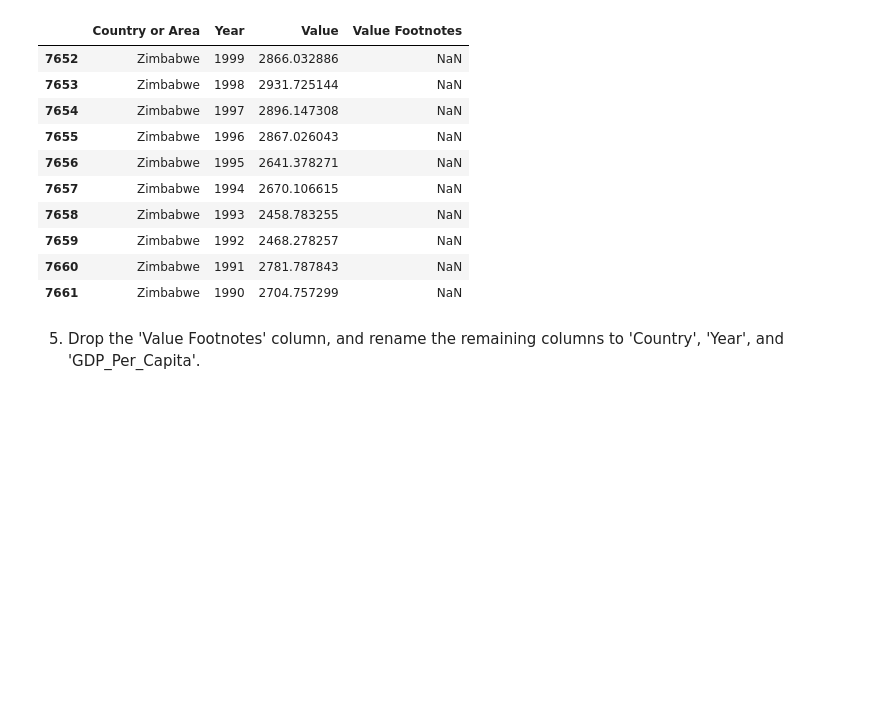
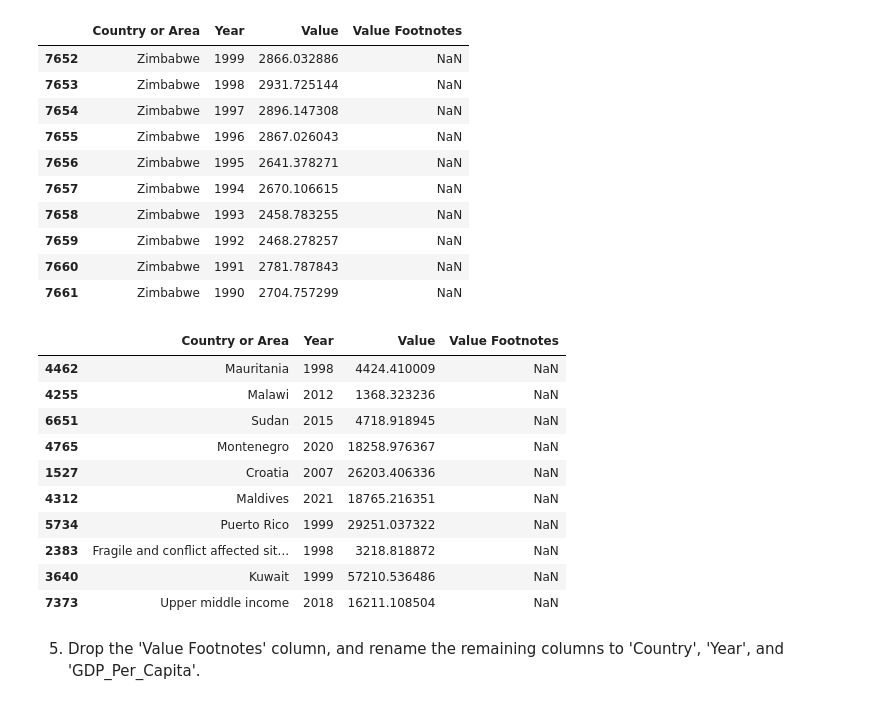
Before and after one commit to nss-data-science-cohort-8/un-exploration-Jorgen85Lex, a Jupyter notebook: notebooks/UN_Data_Exploration.ipynb, the cells around one changed output. Saved outputs shown, nothing was run; the diff lists cells and outputs as text; code cells hidden in the pictures; blank space fills up the shorter version.

```diff
--- a/notebooks/UN_Data_Exploration.ipynb
+++ b/notebooks/UN_Data_Exploration.ipynb
@@ -113,2 +110,16 @@ gdp_df.tail(10)
+# %%
+gdp_df.sample(10)
+# %% [output]
+|  | Country or Area | Year | Value | Value Footnotes |
+| 4462 | Mauritania | 1998 | 4424.410009 | NaN |
+| 4255 | Malawi | 2012 | 1368.323236 | NaN |
+| 6651 | Sudan | 2015 | 4718.918945 | NaN |
+| 4765 | Montenegro | 2020 | 18258.976367 | NaN |
+| 1527 | Croatia | 2007 | 26203.406336 | NaN |
+| 4312 | Maldives | 2021 | 18765.216351 | NaN |
+| 5734 | Puerto Rico | 1999 | 29251.037322 | NaN |
+| 2383 | Fragile and conflict affected sit... | 1998 | 3218.818872 | NaN |
+| 3640 | Kuwait | 1999 | 57210.536486 | NaN |
+| 7373 | Upper middle income | 2018 | 16211.108504 | NaN |
 # %% [markdown]
 5. Drop the 'Value Footnotes' column, and rename the remaining columns to 'Country', 'Year', and 'GDP_Per_Capita'.
```
Also changed, not shown: parts of 28 cells of this notebook.
